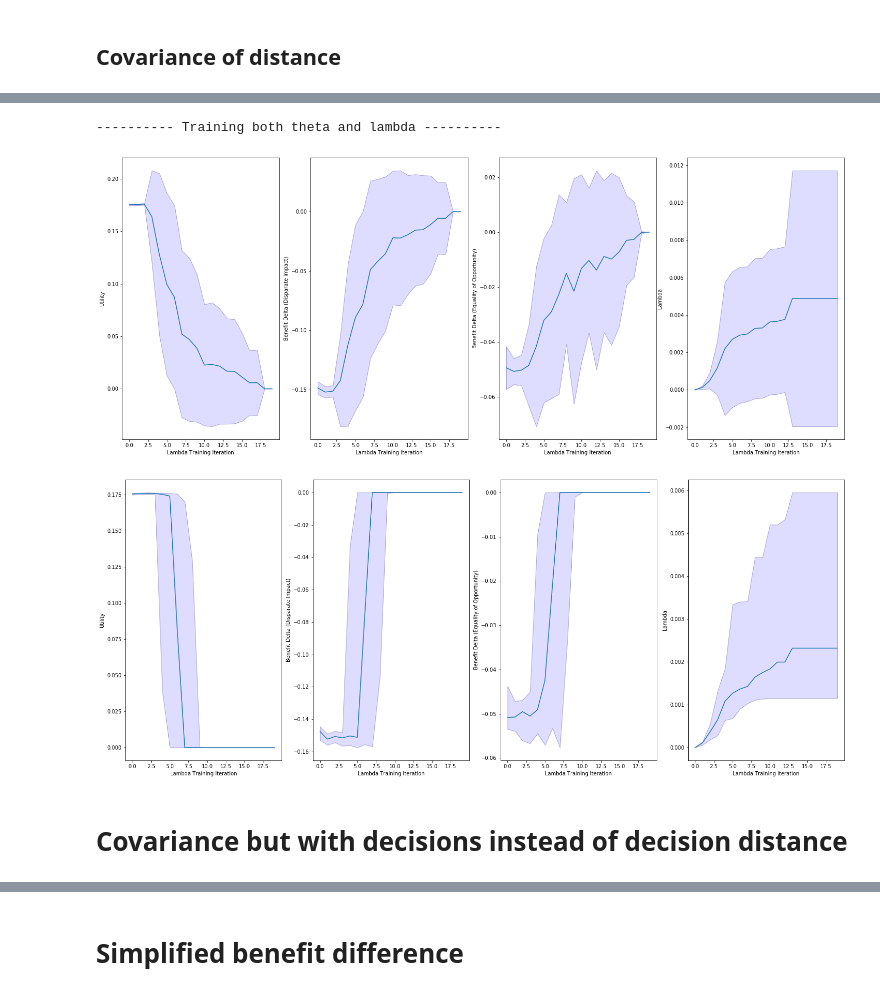
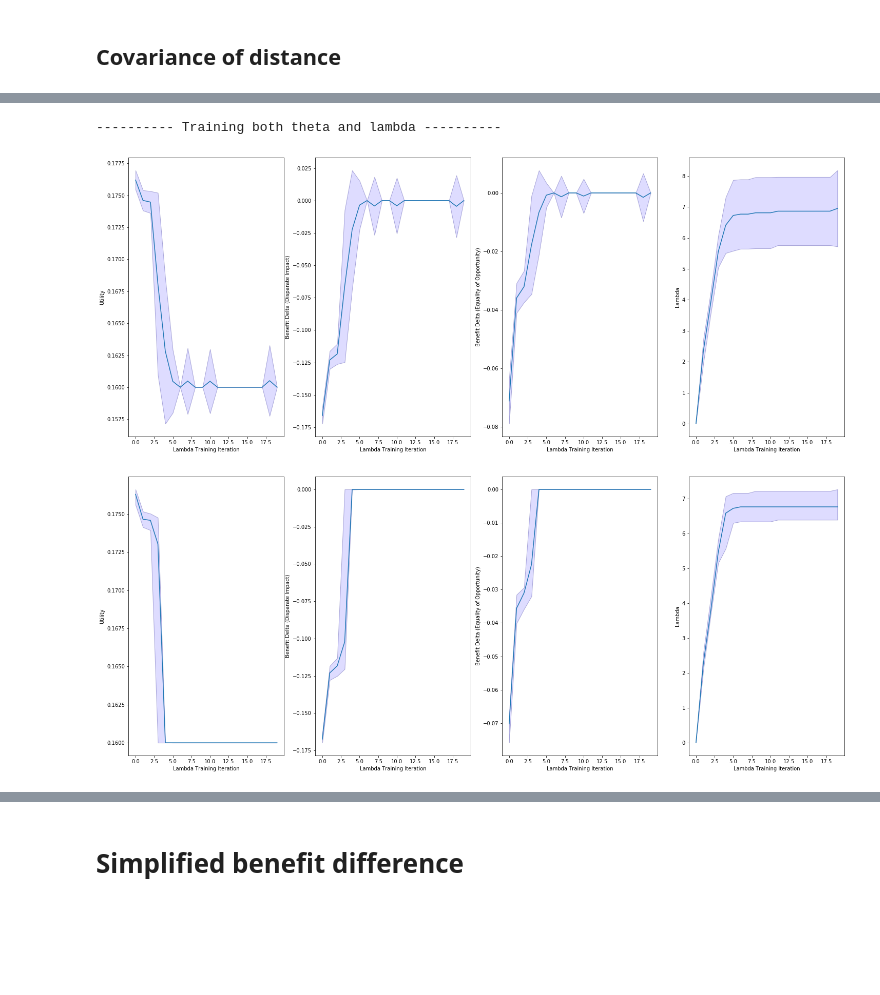
Before and after one commit to floydkretschmar/master-thesis, a Jupyter notebook: exp/010-benefit-difference-vs-covariance.ipynb, the cells around one changed output, grey strips where cells are left out. Drawn from its saved outputs; the diff is of its cells as text; code cells hidden in the pictures; blank space fills up the shorter version.

Commit message:
adjusted experiments to optimization rework

```diff
--- a/exp/010-benefit-difference-vs-covariance.ipynb
+++ b/exp/010-benefit-difference-vs-covariance.ipynb
@@ -137,15 +135,7 @@ plot_median(statistics, "{}/results_median_lambdas.png".format(run_path), model_
 # %% [markdown]
 ## Covariance of distance
 # %%
-def calc_covariance(**fairness_kwargs):
-    policy = fairness_kwargs["policy"]
-    x = fairness_kwargs["x"]
-    s = fairness_kwargs["s"]
-    y = fairness_kwargs["y"]
-    decisions = fairness_kwargs["decisions"]
-    ips_weights = fairness_kwargs["ips_weights"]
-
-    #benefit = policy.benefit_function(decisions=decisions, y=y)
+def calc_covariance(x, s, policy, ips_weights):
     phi = policy.feature_map(policy._extract_features(x, s))
     distance = sigmoid(np.matmul(phi, policy.theta)).reshape(-1, 1)
 
@@ -162,15 +152,22 @@ def fairness_gradient_function(**fairness_kwargs):
     policy = fairness_kwargs["policy"]
     x = fairness_kwargs["x"]
     s = fairness_kwargs["s"]
-    covariance = calc_covariance(**fairness_kwargs)
+    ips_weights = fairness_kwargs["ips_weights"]
 
-    log_policy_gradient = policy._log_policy_gradient(x, s)
+    covariance = calc_covariance(x, s, policy, ips_weights)
+
+    log_policy_gradient = policy.log_policy_gradient(x, s)
     covariance_grad = log_policy_gradient * covariance
 
     return np.mean(covariance_grad, axis=0)
 
 def fairness_function(**fairness_kwargs):
-    covariance = calc_covariance(**fairness_kwargs)
+    policy = fairness_kwargs["policy"]
+    x = fairness_kwargs["x"]
+    s = fairness_kwargs["s"]
+    ips_weights = fairness_kwargs["ips_weights"]
+
+    covariance = calc_covariance(x, s, policy, ips_weights)
     return np.mean(covariance, axis=0)
 
 bias = True
@@ -209,11 +206,3 @@ training_parameters = {
         'num_test_samples': 8192
     }
 }
-# %%
-training_parameters["experiment_name"] = "exp-010-cov-uncalibrated-over-time"
-training_parameters["model"]["initial_lambda"] = 0.0
-
-statistics, _, run_path = train(training_parameters, iterations=30, asynchronous=True)
-
-plot_mean(statistics, "{}/results_mean_time.png".format(run_path))
-plot_median(statistics, "{}/results_median_time.png".format(run_path))
@@ -238,23 +223,21 @@ plot_median(statistics, "{}/results_median_lambdas.png".format(run_path))
 # %%
 training_parameters["experiment_name"] = "exp-010-cov-uncalibrated"
 training_parameters["model"]["initial_lambda"] = 0.0
 training_parameters["lagrangian_optimization"] = {
     'iterations': 20,
     'epochs': 1,
     'batch_size':256,
-    'learning_rate': 0.00001,
+    'learning_rate': 0.1,
     'decay_rate': 1,
     'decay_step': 10000,
     'num_decisions': 128 * 256
 }
 
 statistics, model_parameters, run_path = train(training_parameters, iterations=30, asynchronous=True)
 
 plot_mean(statistics, "{}/results_mean_lambdas.png".format(run_path), model_parameters=model_parameters)
 plot_median(statistics, "{}/results_median_lambdas.png".format(run_path), model_parameters=model_parameters)
 # %% [output]
 ---------- Training both theta and lambda ----------
-[figure, old version]
+[figure, new version]
-[figure, old version]
+[figure, new version]
-# %% [markdown]
-# Covariance but with decisions instead of decision distance
```
Also changed, not shown: parts of 11 cells of this notebook, 2 other files.
